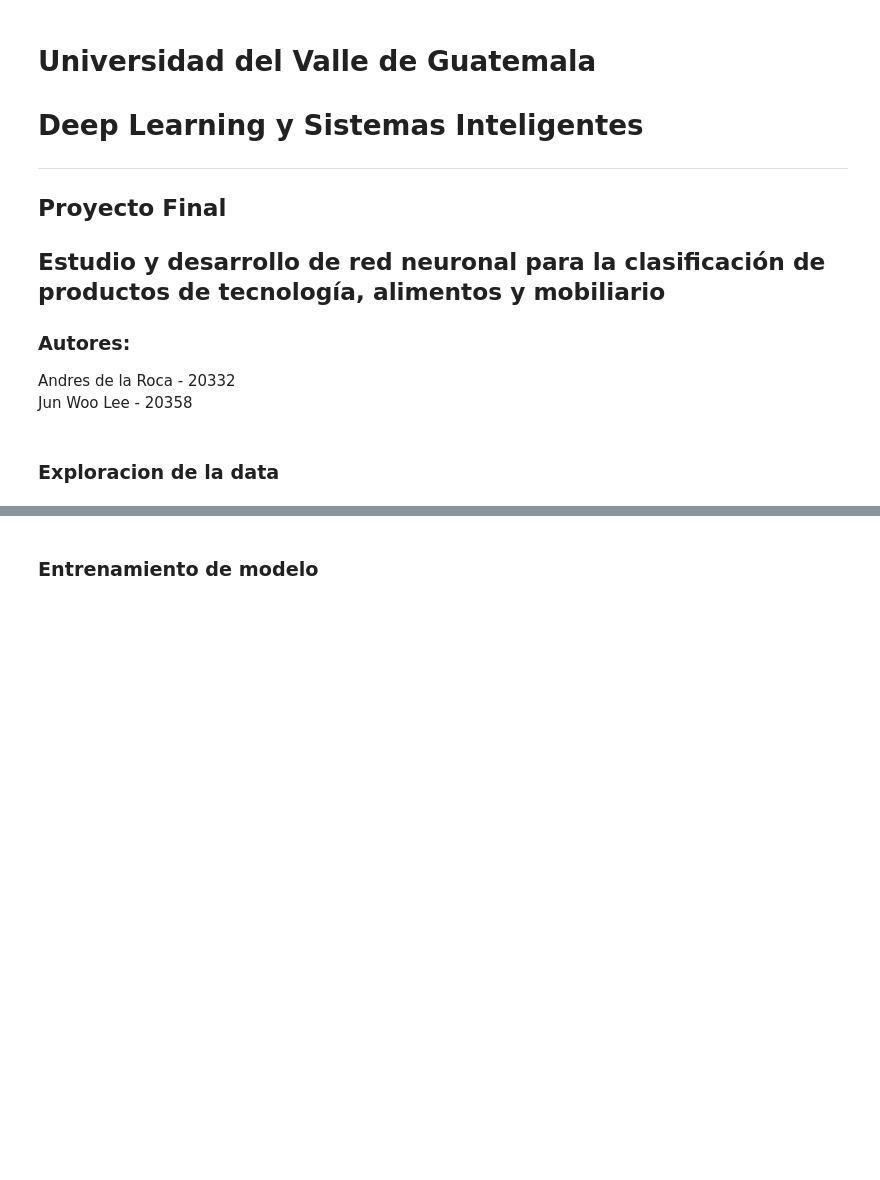
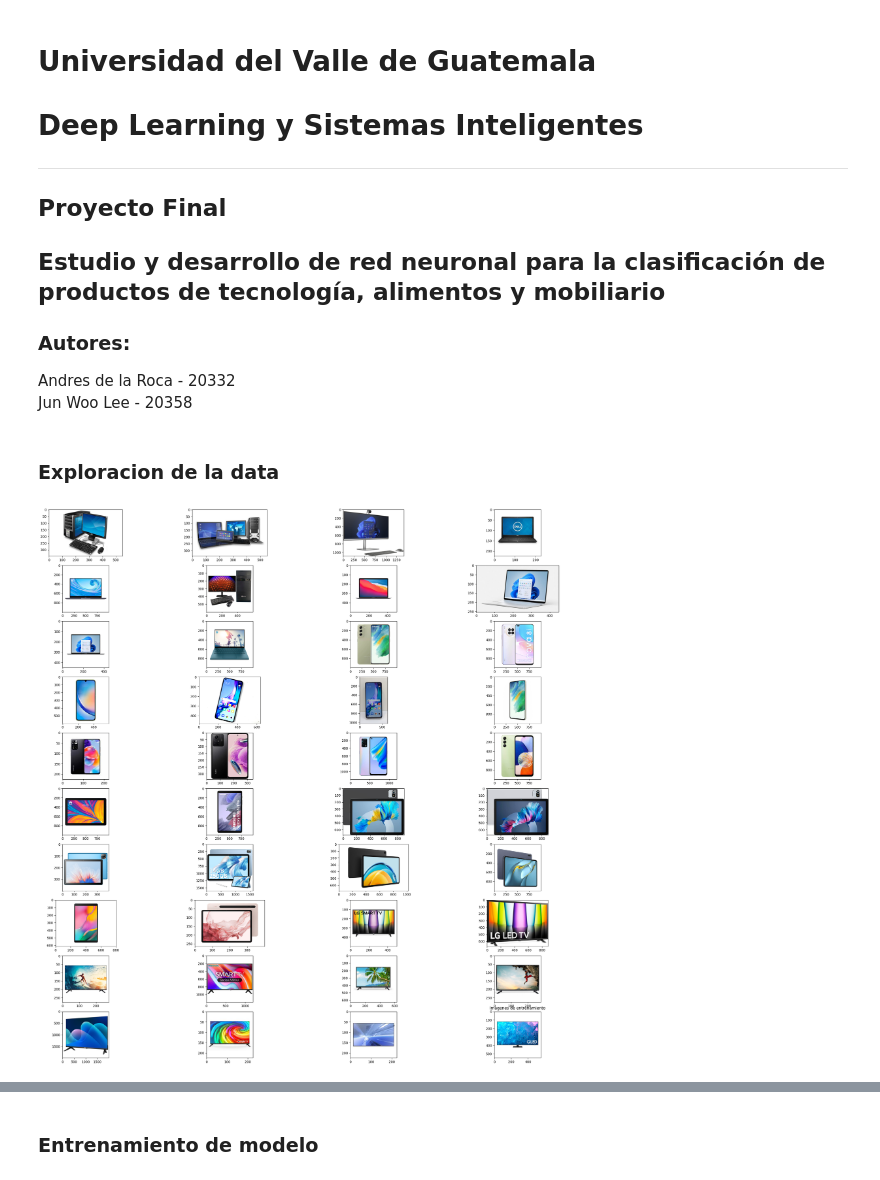
Before and after one commit to andresdlRoca/retail_products_classification, a Jupyter notebook: classification.ipynb, the cells around one changed output, grey strips where cells are left out. Cells and saved outputs as stored; diff of their text form; code cells hidden in the pictures; blank space fills up the shorter version.

```diff
--- a/classification.ipynb
+++ b/classification.ipynb
@@ -43,3 +43,20 @@ modelpath = "./models/"
 dataset = "./dataset/images/"
 train_path = dataset + "train/"
 test_path = dataset + "test/"
+
+# Cambiar segun cantidad de datos
+train_length = 40
+train_length = train_length + 1
+test_length = 10
+test_length = test_length + 1
+# %%
+# Visualizando las imagenes de entrenaiento
+plt.figure(figsize=(30, 30))
+for i in range(1, train_length):
+    plt.subplot(10, 4, i)
+    plt.imshow(imread(train_path+"image"+str(i) + ".jpeg"))
+
+plt.title("Imagenes de entrenamiento")
+plt.show()
+# %% [output]
+[figure, added]
```
Also changed, not shown: parts of 17 cells of this notebook, 40 other files.
